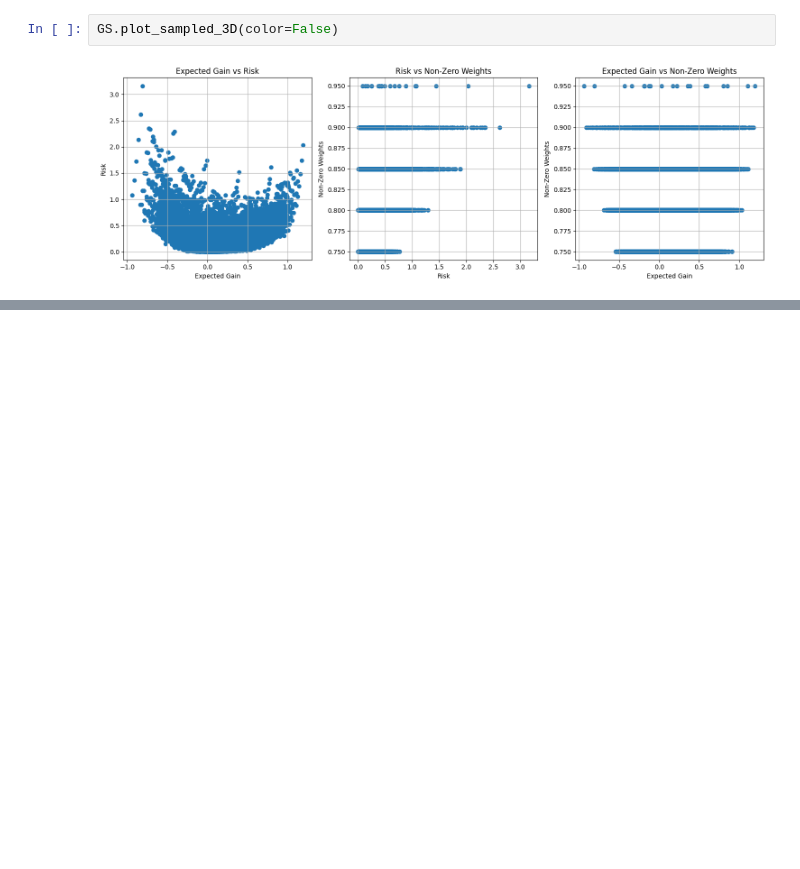
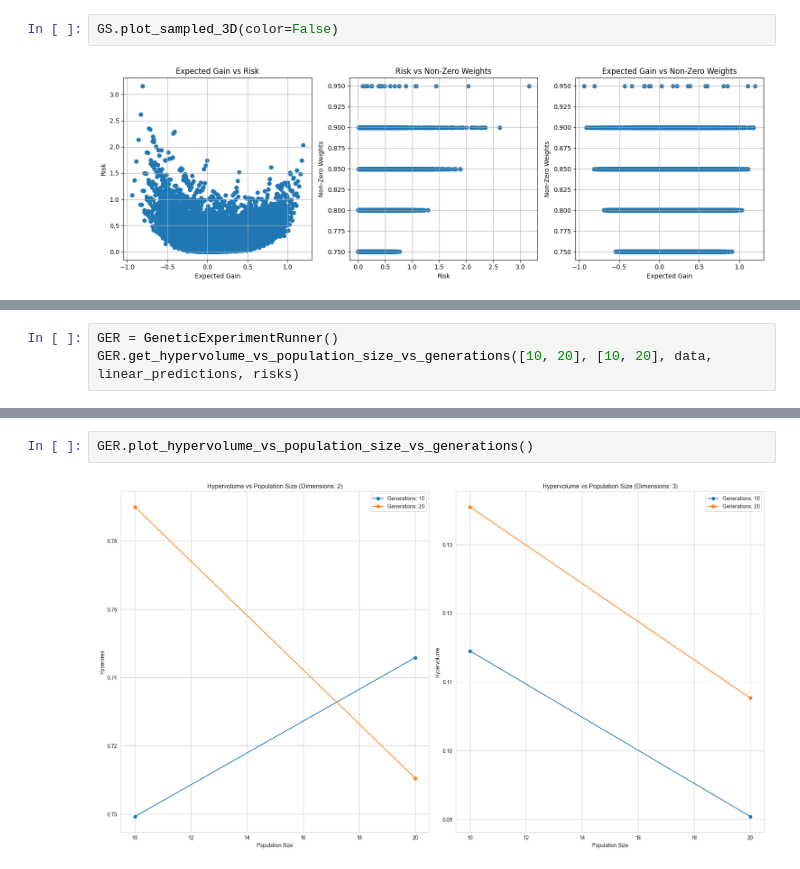
Before and after one commit to MatTheTab/MOO, a Jupyter notebook: Script2.ipynb, the cells around one changed output, grey strips where cells are left out. Saved outputs shown, nothing was run; the diff lists cells and outputs as text; blank space fills up the shorter version.

Commit message:
Add hypervolume

```diff
--- a/Script2.ipynb
+++ b/Script2.ipynb
@@ -435,0 +554,3 @@ GS.plot_front_3D(solutions, color=False)
+# %%
+GER = GeneticExperimentRunner()
+GER.get_hypervolume_vs_population_size_vs_generations([10, 20], [10, 20], data, linear_predictions, risks)
@@ -435,0 +575,4 @@ GS.plot_front_3D(solutions, color=False)
+# %%
+GER.plot_hypervolume_vs_population_size_vs_generations()
+# %% [output]
+[figure, added]
```
Also changed, not shown: parts of 9 cells of this notebook.
